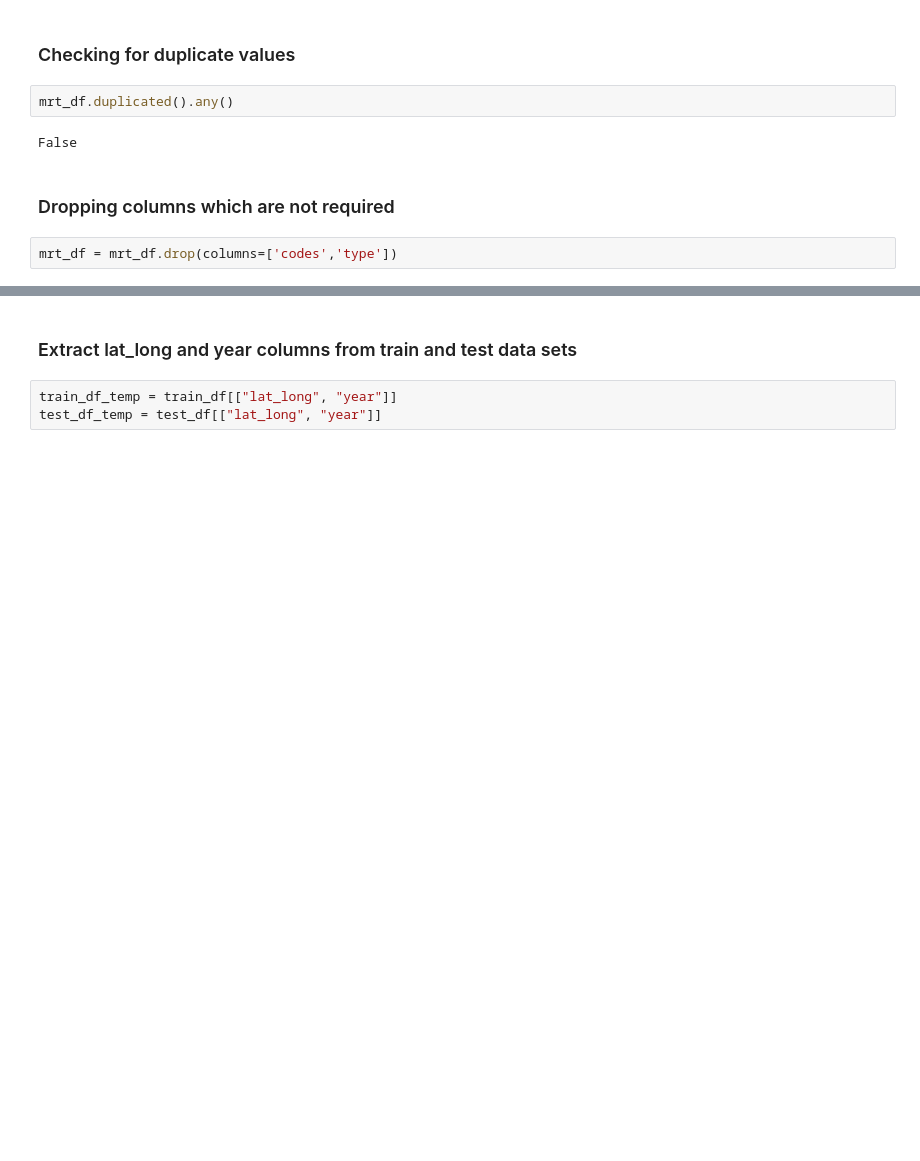
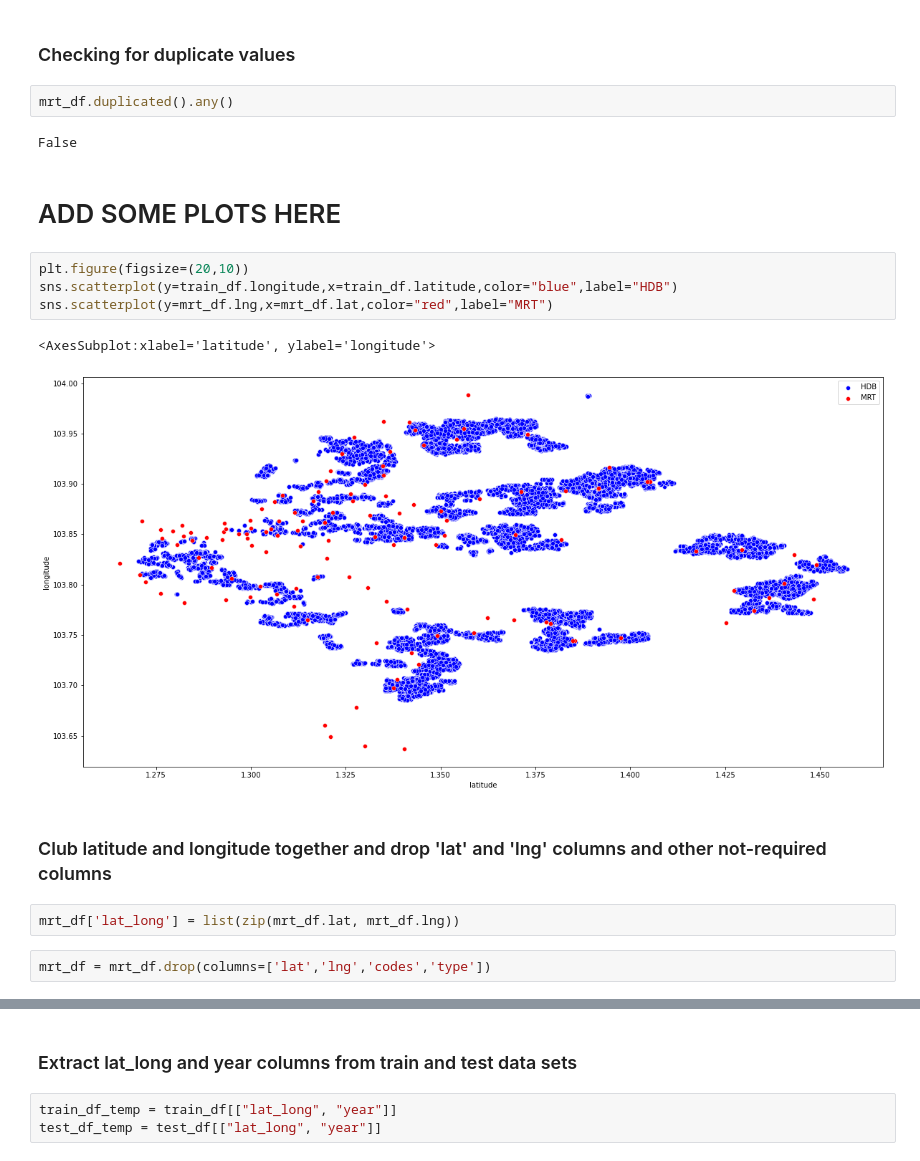
Before and after one commit to dheeraj-sn/hdb_resale_price_prediction, a Jupyter notebook: MRT_EDA_PREPROCESSING_MODEL_ANALYSIS.ipynb, the cells around one changed output, grey strips where cells are left out. Drawn from its saved outputs; the diff is of its cells as text; blank space fills up the shorter version.

```diff
--- a/MRT_EDA_PREPROCESSING_MODEL_ANALYSIS.ipynb
+++ b/MRT_EDA_PREPROCESSING_MODEL_ANALYSIS.ipynb
@@ -84,10 +84,21 @@ Max resale year of hdb :  2020
 mrt_df.duplicated().any()
 # %% [output]
 False
-# %% [markdown]
-### Dropping columns which are not required
+# %% [markdown]
+# ADD SOME PLOTS HERE
+# %%
+plt.figure(figsize=(20,10))
+sns.scatterplot(y=train_df.longitude,x=train_df.latitude,color="blue",label="HDB")
+sns.scatterplot(y=mrt_df.lng,x=mrt_df.lat,color="red",label="MRT")
+# %% [output]
+<AxesSubplot:xlabel='latitude', ylabel='longitude'>
+[figure, added]
+# %% [markdown]
+### Club latitude and longitude together and drop 'lat' and 'lng' columns and other not-required columns
+# %%
+mrt_df['lat_long'] = list(zip(mrt_df.lat, mrt_df.lng))
 # %%
-mrt_df = mrt_df.drop(columns=['codes','type'])
+mrt_df = mrt_df.drop(columns=['lat','lng','codes','type'])
 # %%
 mrt_df.head()
 # %% [output]
```
Also changed, not shown: parts of 39 cells of this notebook.
